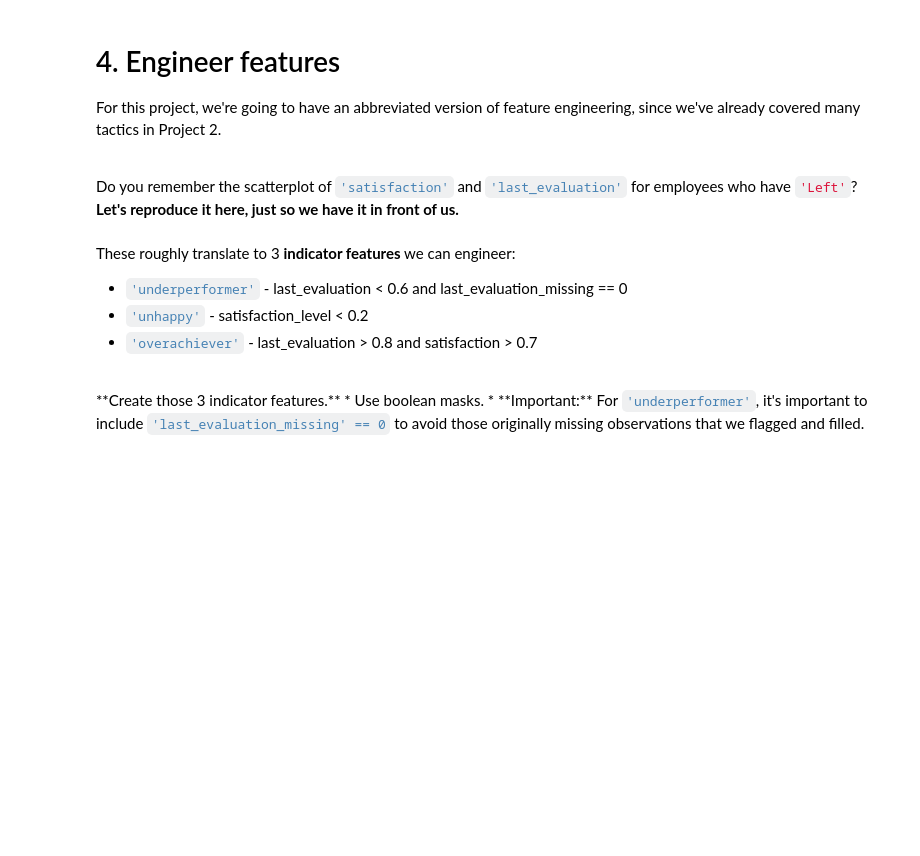
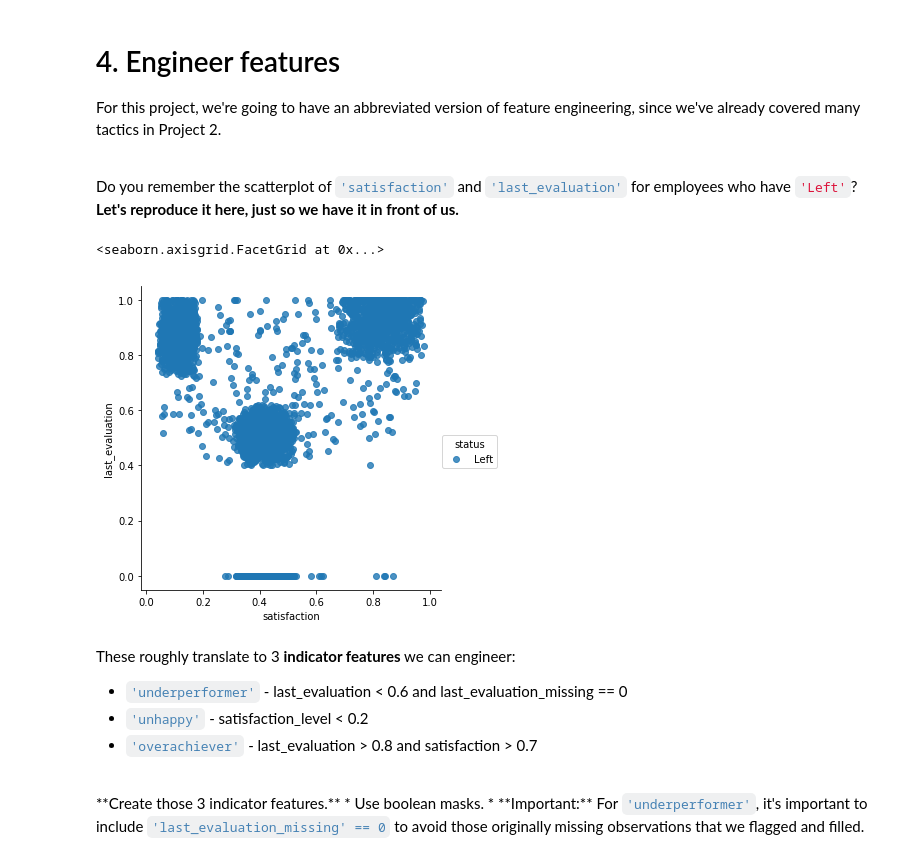
Before and after one commit to baskoroi/elite-ml, a Jupyter notebook: workbooks/project-3/Module 2 - ABT Construction.ipynb, the cells around one changed output. Cells and saved outputs as stored; diff of their text form; code cells hidden in the pictures; blank space fills up the shorter version.

```diff
--- a/workbooks/project-3/Module 2 - ABT Construction.ipynb
+++ b/workbooks/project-3/Module 2 - ABT Construction.ipynb
@@ -127,3 +174,5 @@ Next, it's time to handle **missing data**.
 * In the previous project, we just overwrote that column. This time, try using the <code style="color:steelblue">inplace=</code> argument instead.
 # %%
 # Fill missing values in department with 'Missing'
+df.department.fillna(value='Missing', inplace=True)
+df.department.unique() # sanity check
@@ -137,3 +190,4 @@ Let's name the new indicator variable <code style="color:steelblue">'last_evalua
 * Also, remember to convert it with <code style="color:steelblue">.astype(int)</code>
 # %%
 # Indicator variable for missing last_evaluation
+df['last_evaluation_missing'] = df.last_evaluation.isnull().astype(int)
@@ -141,6 +200,7 @@ Let's name the new indicator variable <code style="color:steelblue">'last_evalua
 **Then, simply fill in the original missing value with <code style="color:crimson">0</code> just so your algorithms can run properly.**
 # %%
 # Fill missing values in last_evaluation with 0
+df.last_evaluation.fillna(0, inplace=True)
 # %% [markdown]
 **Display the number of missing values for each feature (both categorical and numeric) again, just to confirm.**
 # %%
@@ -161,6 +235,10 @@ Do you remember the scatterplot of <code style="color:steelblue">'satisfaction'<
 **Let's reproduce it here, just so we have it in front of us.**
 # %%
 # Scatterplot of satisfaction vs. last_evaluation, only those who have left
+sns.lmplot(data=df[df.status == 'Left'], x='satisfaction', y='last_evaluation', hue='status', fit_reg=False)
+# %% [output]
+<seaborn.axisgrid.FacetGrid at 0x...>
+[figure, added]
 # %% [markdown]
 These roughly translate to 3 **indicator features** we can engineer:
 
```
Also changed, not shown: parts of 24 cells of this notebook, 2 other files.
